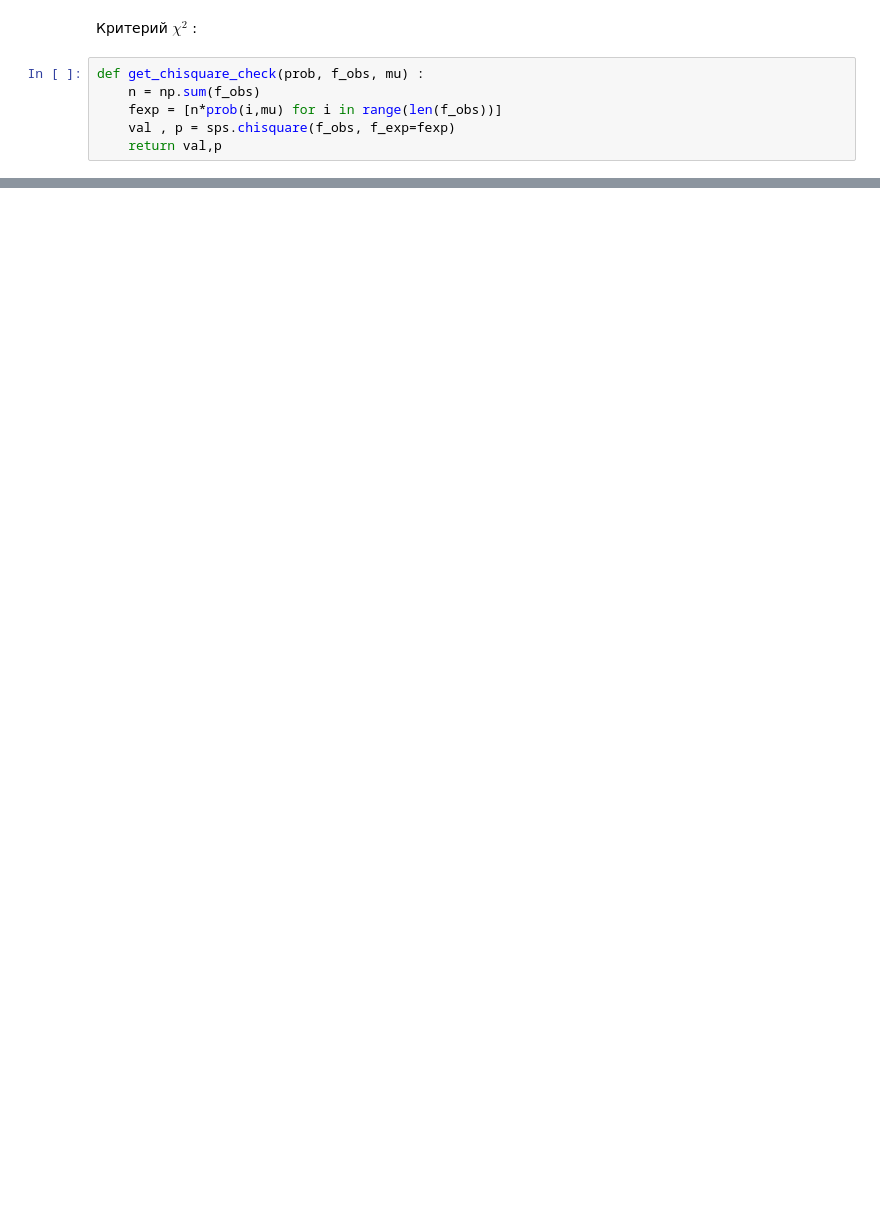
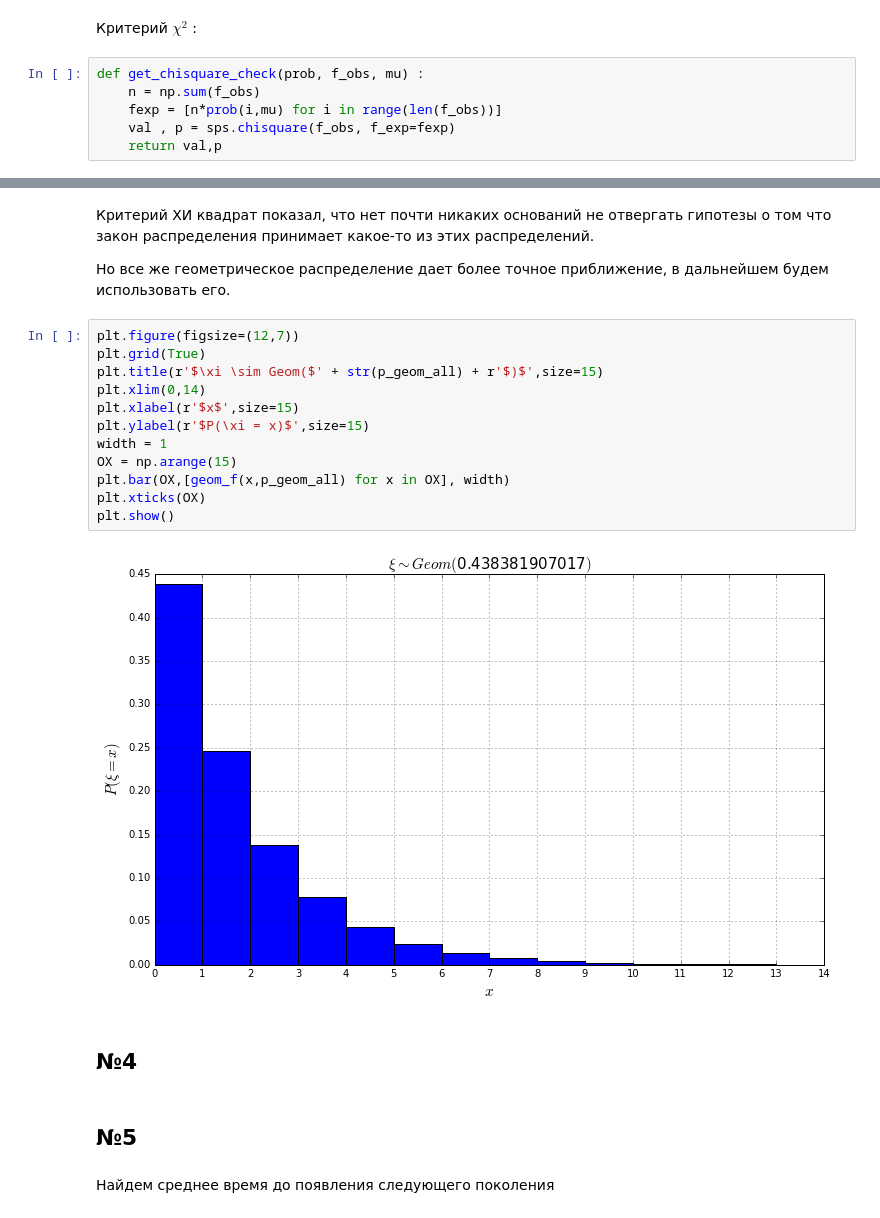
Before and after one commit to ale3otik/MIPT-2016-Stochastic-process, a Jupyter notebook: task1/t1_Zotov_Alexey_497.ipynb, the cells around one changed output, grey strips where cells are left out. Cells and saved outputs as stored; diff of their text form; blank space fills up the shorter version.

```diff
--- a/task1/t1_Zotov_Alexey_497.ipynb
+++ b/task1/t1_Zotov_Alexey_497.ipynb
@@ -248,0 +280,25 @@ print(get_chisquare_check(geom_f,freq_all,1/(pois_lmb_all + 1)))
+# %% [markdown]
+Критерий ХИ квадрат показал, что нет почти никаких оснований не отвергать гипотезы о том что закон распределения
+принимает какое-то из этих распределений.
+
+Но все же геометрическое распределение дает более точное приближение, в дальнейшем будем использовать его.
+# %%
+plt.figure(figsize=(12,7))
+plt.grid(True)
+plt.title(r'$\xi \sim Geom($' + str(p_geom_all) + r'$)$',size=15)
+plt.xlim(0,14)
+plt.xlabel(r'$x$',size=15)
+plt.ylabel(r'$P(\xi = x)$',size=15)
+width = 1
+OX = np.arange(15)
+plt.bar(OX,[geom_f(x,p_geom_all) for x in OX], width)
+plt.xticks(OX)
+plt.show()
+# %% [output]
+[figure, added]
+# %% [markdown]
+## №4
+# %% [markdown]
+ ## №5
+# %% [markdown]
+Найдем среднее время до появления следующего поколения
```
Also changed, not shown: parts of 23 cells of this notebook.
